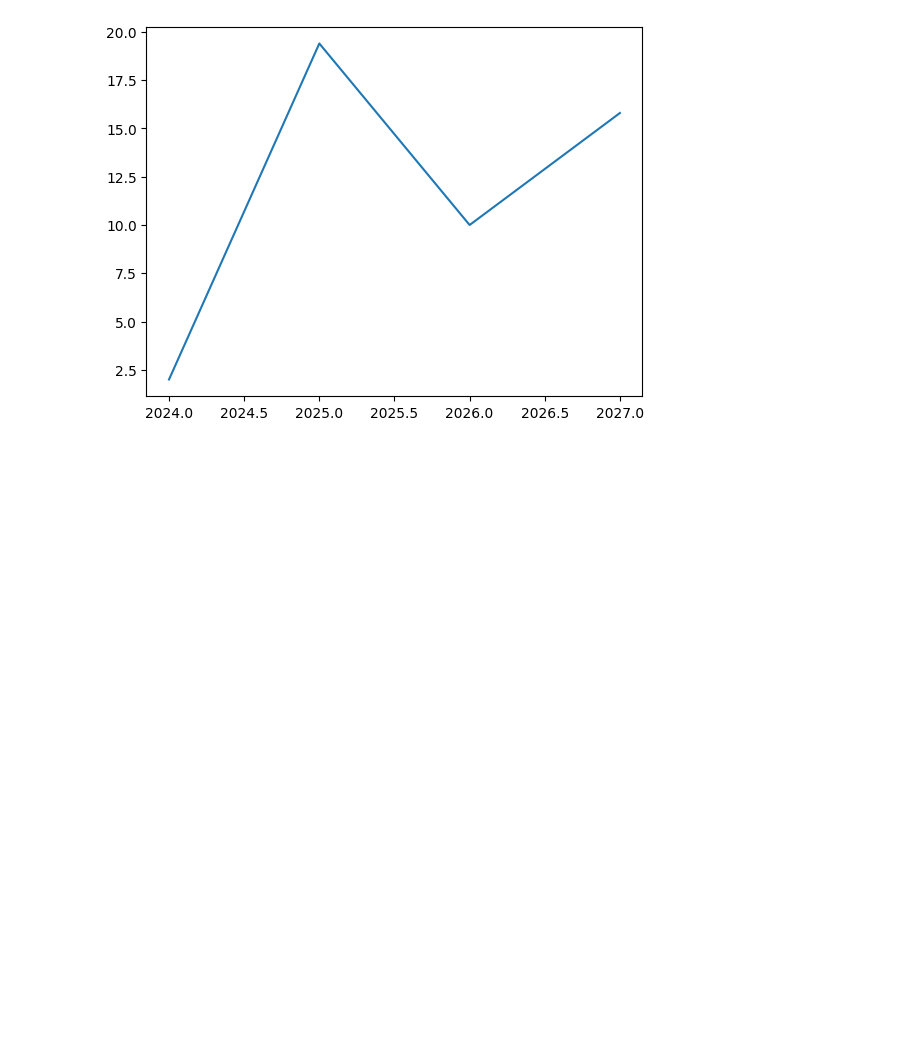
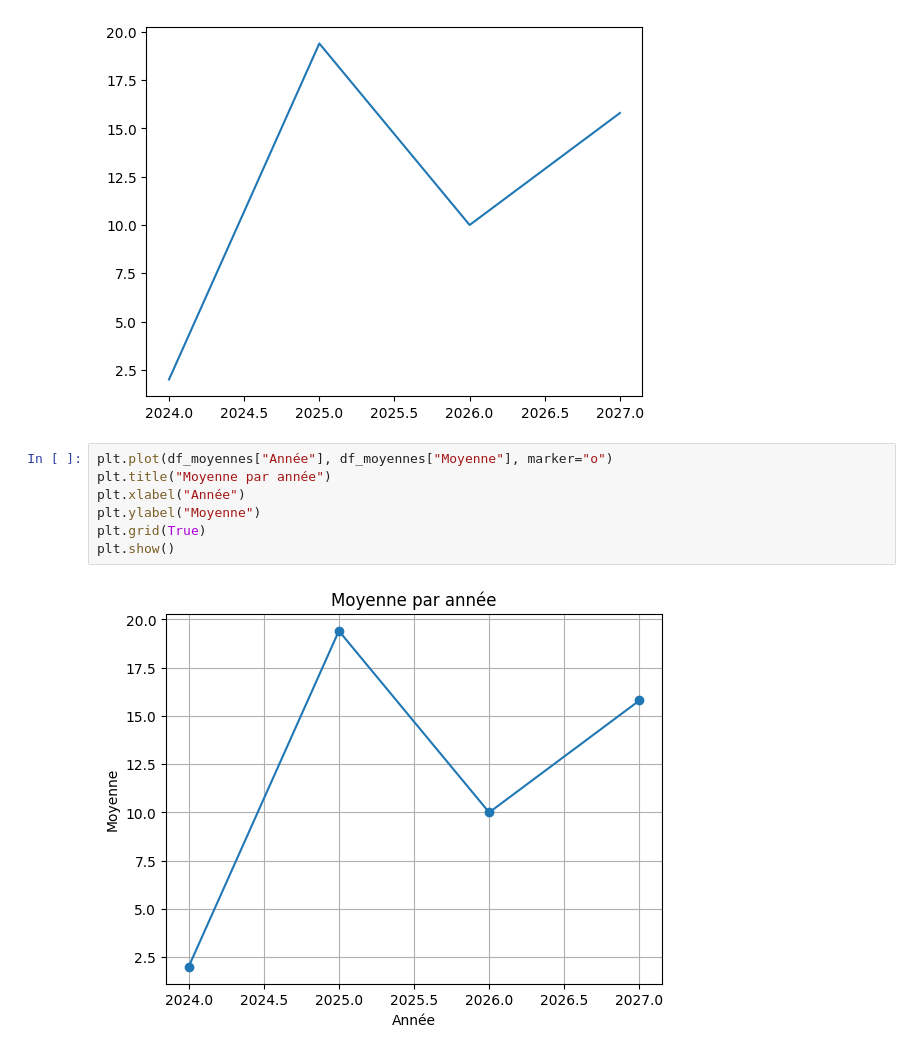
Before and after one commit to yostane/lectures, a Jupyter notebook: material/python/2025-2026/2526-B2-datascience/01-intro.ipynb, the cells around one changed output. Saved outputs shown, nothing was run; the diff lists cells and outputs as text; blank space fills up the shorter version.

```diff
--- a/material/python/2025-2026/2526-B2-datascience/01-intro.ipynb
+++ b/material/python/2025-2026/2526-B2-datascience/01-intro.ipynb
@@ -60,3 +60,12 @@ plt.plot(df_moyennes["Année"], df_moyennes["Moyenne"])
 plt.show()
 # %% [output]
 [figure]
+# %%
+plt.plot(df_moyennes["Année"], df_moyennes["Moyenne"], marker="o")
+plt.title("Moyenne par année")
+plt.xlabel("Année")
+plt.ylabel("Moyenne")
+plt.grid(True)
+plt.show()
+# %% [output]
+[figure, added]
```
Also changed, not shown: 2 other files.
